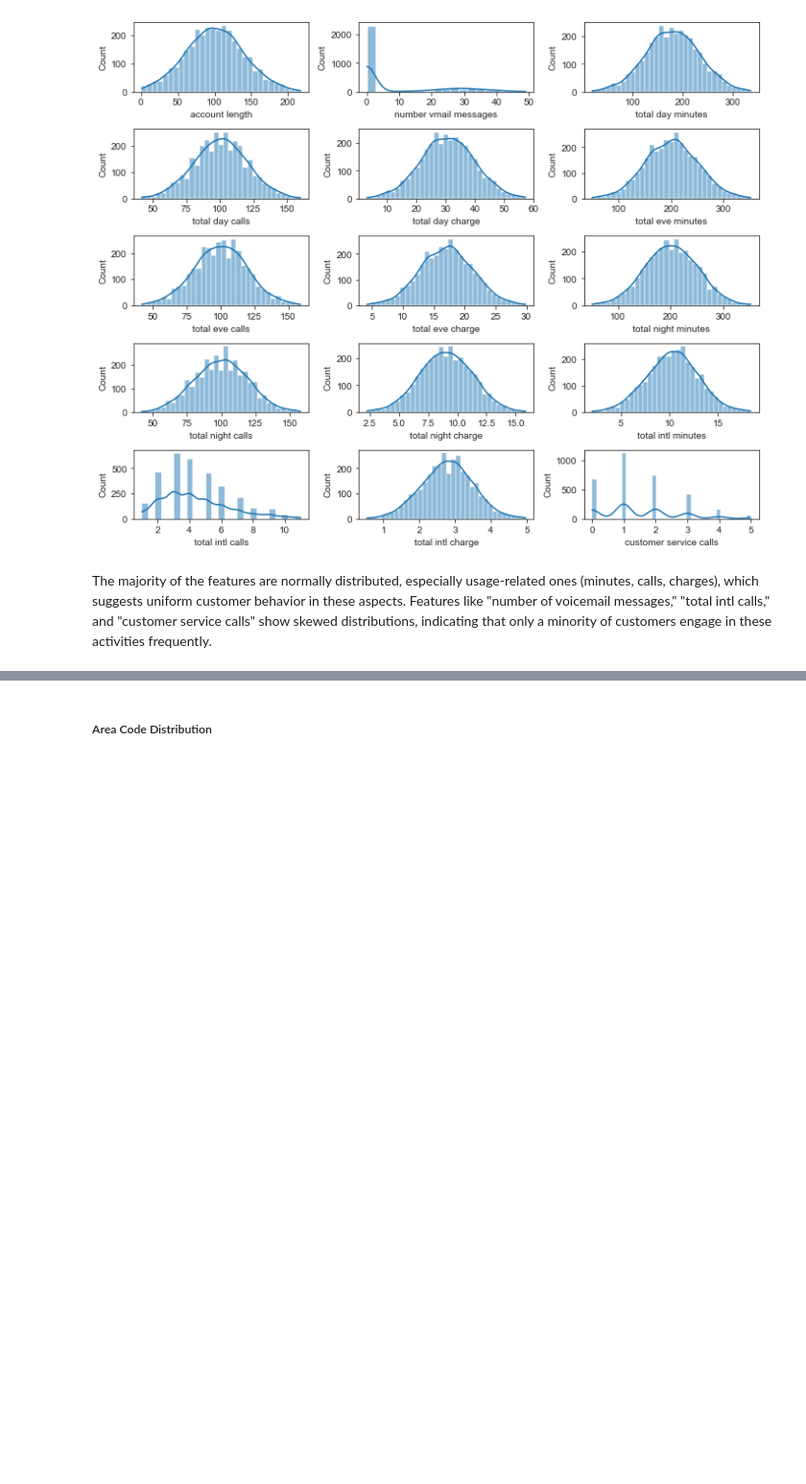
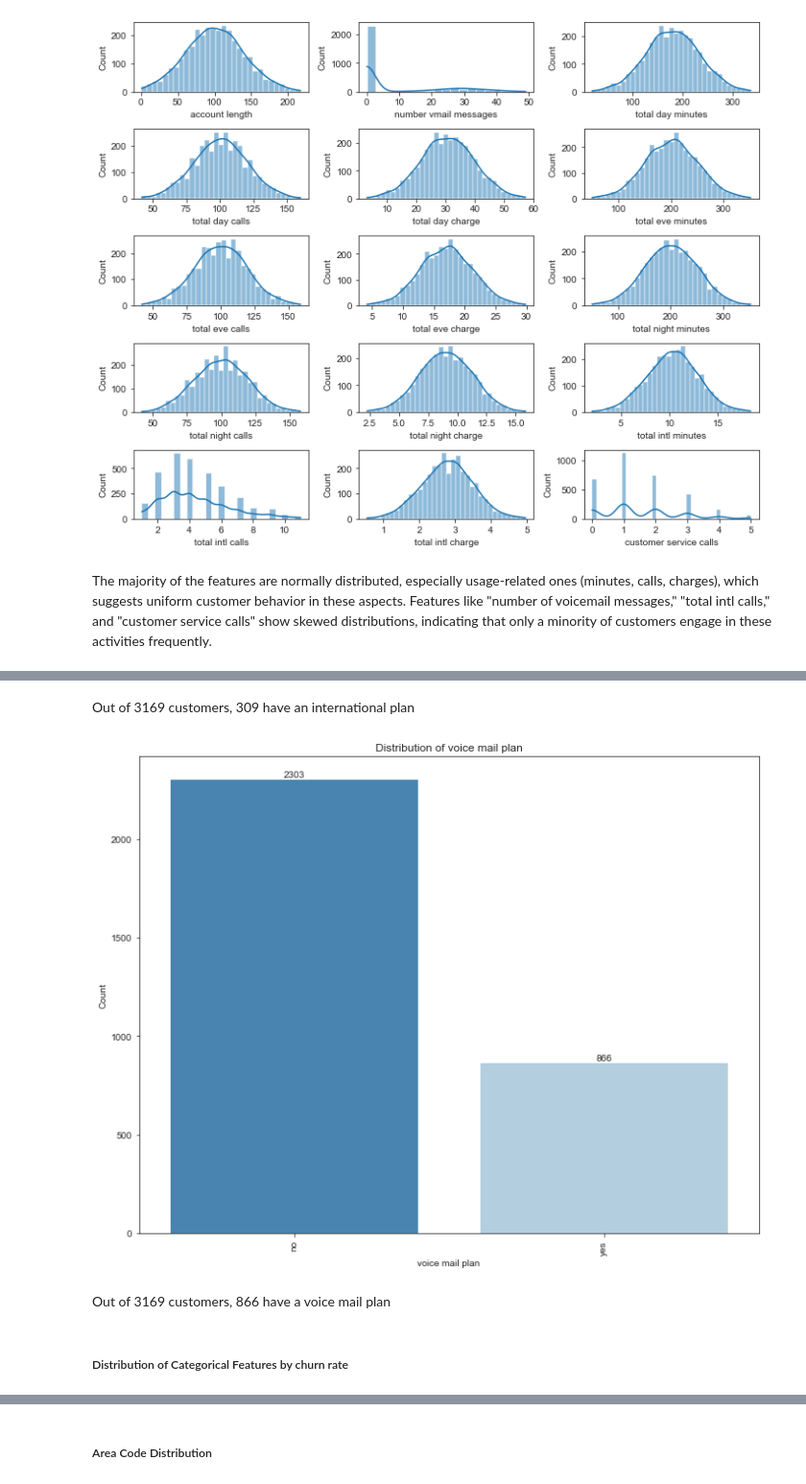
Before and after one commit to ANGI3MAINA/SyriaTel-Customer-Churn-Prediction, a Jupyter notebook: code.ipynb, the cells around one changed output, grey strips where cells are left out. Shown at 96% size. Saved outputs shown, nothing was run; the diff lists cells and outputs as text; code cells hidden in the pictures; blank space fills up the shorter version.

```diff
--- a/code.ipynb
+++ b/code.ipynb
@@ -368,0 +420,10 @@ Features like "number of voicemail messages," "total intl calls," and "customer
+# %% [markdown]
+Out of 3169 customers, 309 have an international plan
+# %%
+plot_categorical_feature(df, 'voice mail plan' )
+# %% [output]
+[figure, added]
+# %% [markdown]
+Out of 3169 customers, 866 have a voice mail plan
+# %% [markdown]
+##### Distribution of Categorical Features by churn rate
```
Also changed, not shown: parts of 14 cells of this notebook.
